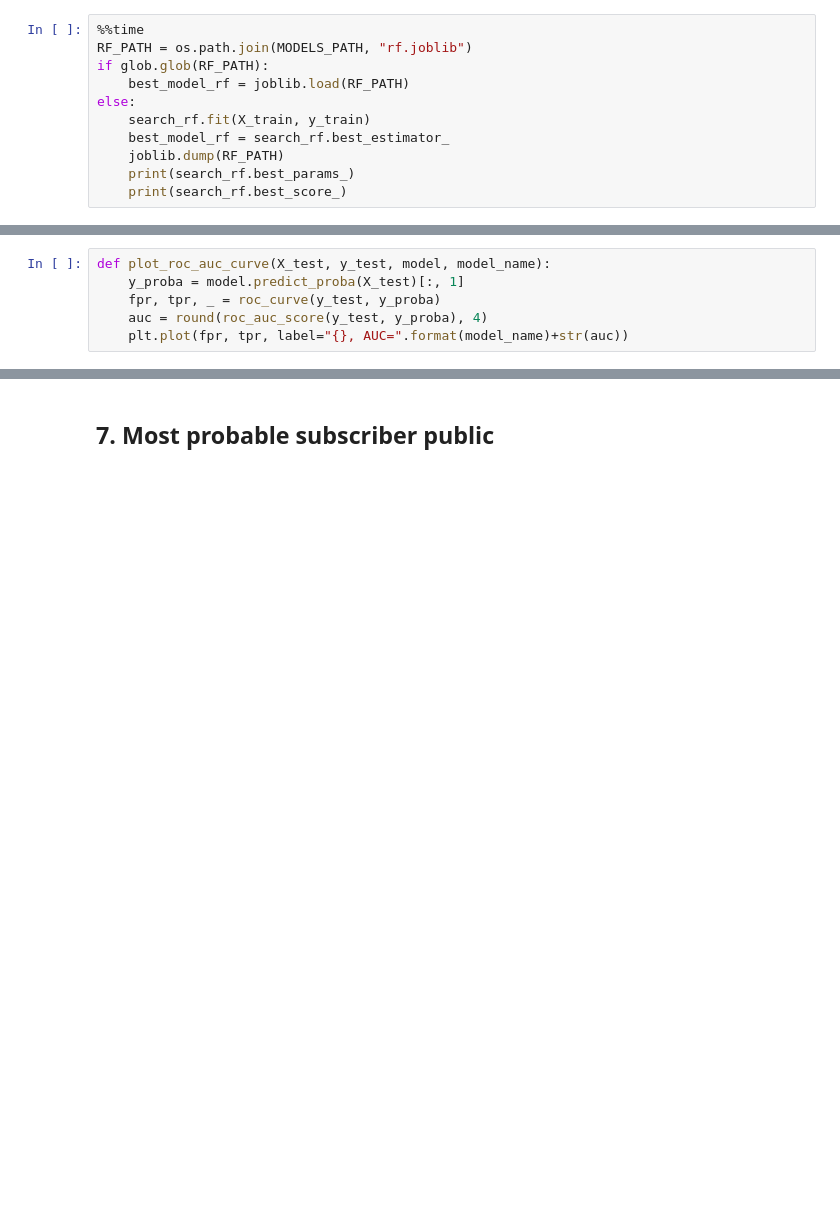
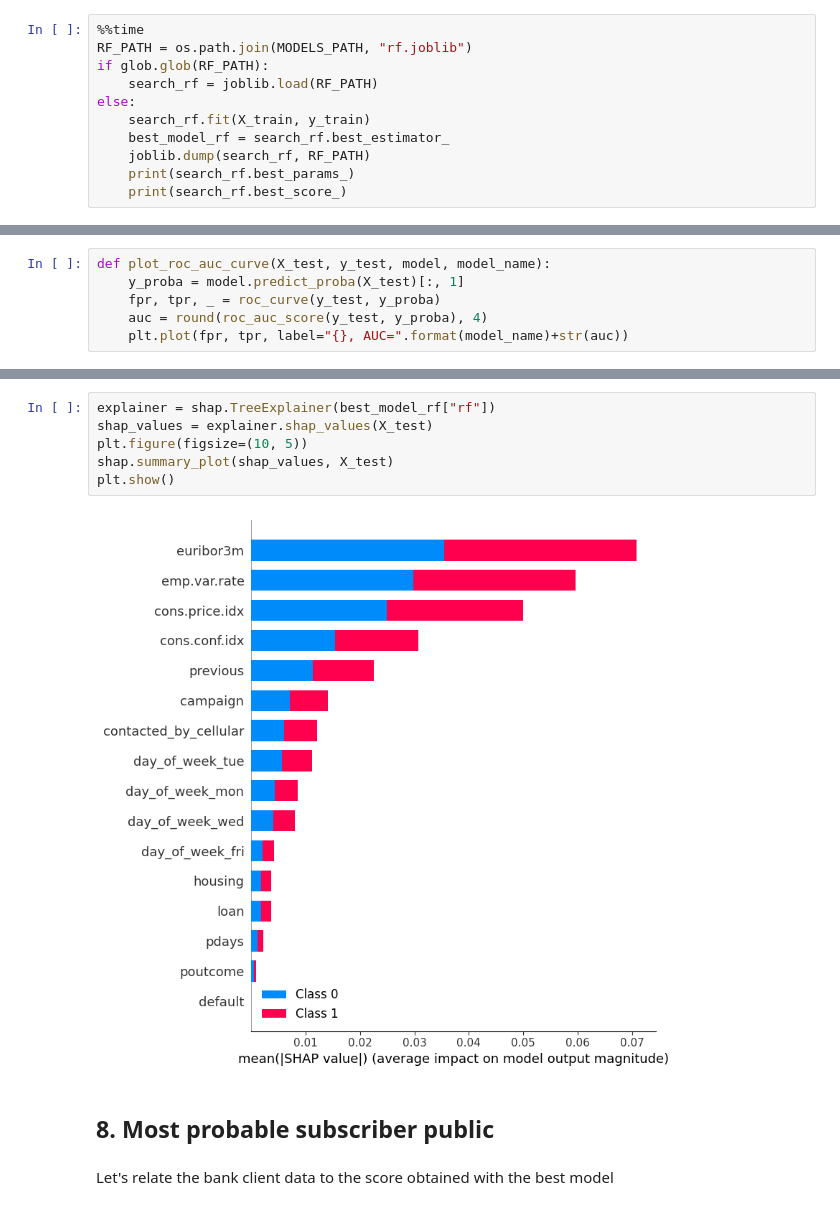
Before and after one commit to mpereiramoretti/pcs5787-projeto, a Jupyter notebook: notebooks/1. Modeling.ipynb, the cells around one changed output, grey strips where cells are left out. Saved outputs shown, nothing was run; the diff lists cells and outputs as text; blank space fills up the shorter version.

```diff
--- a/notebooks/1. Modeling.ipynb
+++ b/notebooks/1. Modeling.ipynb
@@ -481,11 +483,11 @@ search_rf = GridSearchCV(pipe_rf, params_rf, scoring='roc_auc', cv=5, n_jobs=-1,
 %%time
 RF_PATH = os.path.join(MODELS_PATH, "rf.joblib")
 if glob.glob(RF_PATH):
-    best_model_rf = joblib.load(RF_PATH)
+    search_rf = joblib.load(RF_PATH)
 else:
     search_rf.fit(X_train, y_train)
     best_model_rf = search_rf.best_estimator_
-    joblib.dump(RF_PATH)
+    joblib.dump(search_rf, RF_PATH)
     print(search_rf.best_params_)
     print(search_rf.best_score_)
 # %% [output]
@@ -628,2 +748,12 @@ So, we choose the best model: ...
+# %%
+explainer = shap.TreeExplainer(best_model_rf["rf"])
+shap_values = explainer.shap_values(X_test)
+plt.figure(figsize=(10, 5))
+shap.summary_plot(shap_values, X_test)
+plt.show()
+# %% [output]
+[figure, added]
 # %% [markdown]
-## 7. Most probable subscriber public
+## 8. Most probable subscriber public
+# %% [markdown]
+Let's relate the bank client data to the score obtained with the best model
```
Also changed, not shown: parts of 23 cells of this notebook.
